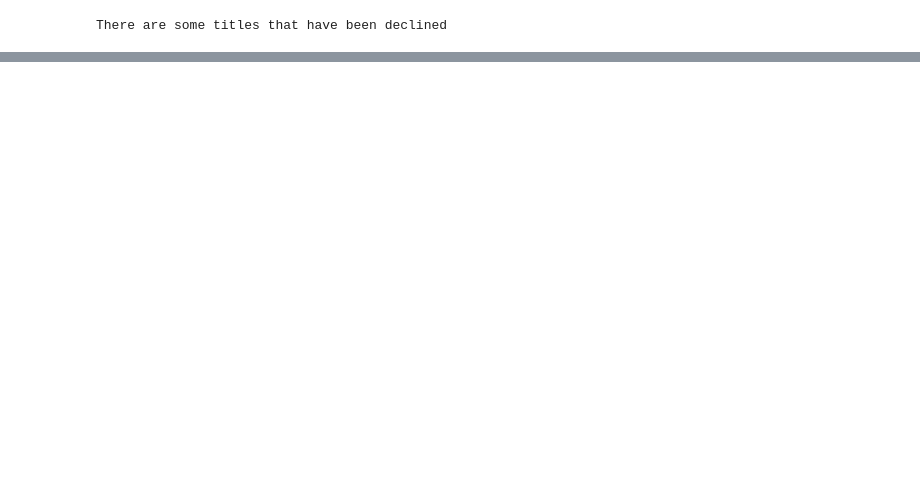
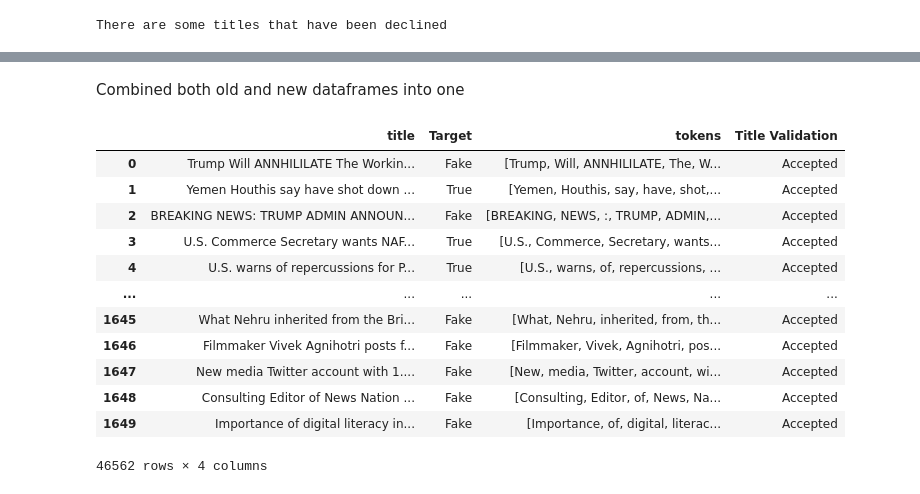
Before and after one commit to SaiVenkatesh007/FakeNews-DataValidation, a Jupyter notebook: newTest.ipynb, the cells around one changed output, grey strips where cells are left out. Saved outputs shown, nothing was run; the diff lists cells and outputs as text; code cells hidden in the pictures; blank space fills up the shorter version.

```diff
--- a/newTest.ipynb
+++ b/newTest.ipynb
@@ -259,0 +282,20 @@ There are some titles that have been declined
+# %% [markdown]
+Combined both old and new dataframes into one
+# %%
+df_frames = [df, new_df]
+df = pd.concat(df_frames)
+df
+# %% [output]
+|  | title | Target | tokens | Title Validation |
+| 0 | Trump Will ANNHILILATE The Workin... | Fake | [Trump, Will, ANNHILILATE, The, W... | Accepted |
+| 1 | Yemen Houthis say have shot down ... | True | [Yemen, Houthis, say, have, shot,... | Accepted |
+| 2 | BREAKING NEWS: TRUMP ADMIN ANNOUN... | Fake | [BREAKING, NEWS, :, TRUMP, ADMIN,... | Accepted |
+| 3 | U.S. Commerce Secretary wants NAF... | True | [U.S., Commerce, Secretary, wants... | Accepted |
+| 4 | U.S. warns of repercussions for P... | True | [U.S., warns, of, repercussions, ... | Accepted |
+| ... | ... | ... | ... | ... |
+| 1645 | What Nehru inherited from the Bri... | Fake | [What, Nehru, inherited, from, th... | Accepted |
+| 1646 | Filmmaker Vivek Agnihotri posts f... | Fake | [Filmmaker, Vivek, Agnihotri, pos... | Accepted |
+| 1647 | New media Twitter account with 1.... | Fake | [New, media, Twitter, account, wi... | Accepted |
+| 1648 | Consulting Editor of News Nation ... | Fake | [Consulting, Editor, of, News, Na... | Accepted |
+| 1649 | Importance of digital literacy in... | Fake | [Importance, of, digital, literac... | Accepted |
+46562 rows × 4 columns
```
Also changed, not shown: parts of 13 cells of this notebook.
